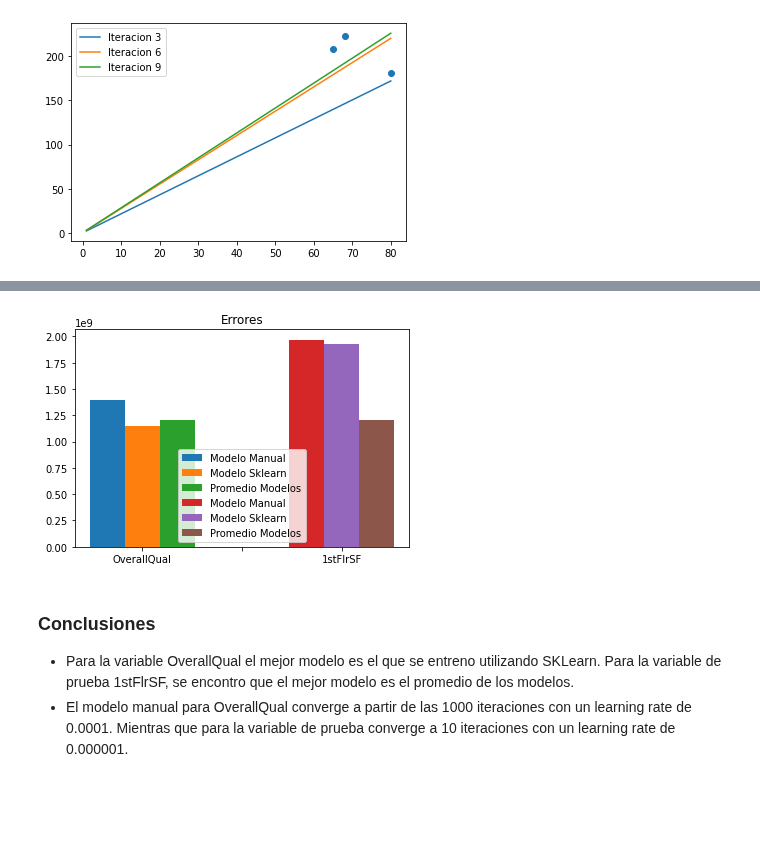
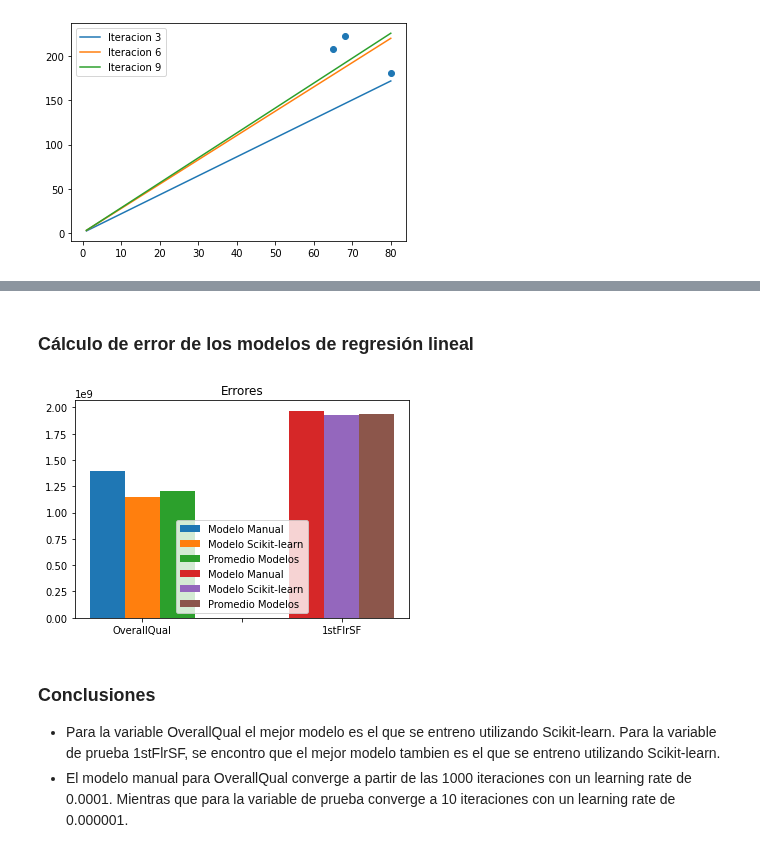
Before and after one commit to alejandrolq/Proyecto-Ciencia-de-Datos-en-Python, a Jupyter notebook: Proyecto Final - Ciencia de Datos en Python.ipynb, the cells around one changed output, grey strips where cells are left out. Cells and saved outputs as stored; diff of their text form; code cells hidden in the pictures; blank space fills up the shorter version.

Commit message:
Cambios en la funcion de errores y modificacion conclusiones.

```diff
--- a/Proyecto Final - Ciencia de Datos en Python.ipynb
+++ b/Proyecto Final - Ciencia de Datos en Python.ipynb
@@ -263,6 +261,8 @@ pred_modelo_manual2, pred_modelo_sklearn2, pred_prom2 = prediccion(data2, reg2,
+# %% [markdown]
+### Cálculo de error de los modelos de regresión lineal
 # %%
-# Definición de la función para calcular el error del modelo manual, modelo sklearn y el promedio de los mismos
-def error(pred_modelo_manual, pred_modelo_sklearn, y):
+# Definición de la función para calcular el error del modelo manual, modelo scikit-learn y el promedio de los mismos
+def error(pred_modelo_manual, pred_modelo_sklearn, pred_prom, y):
     error_modelo_manual = np.mean(np.power(y_original-pred_modelo_manual, 2))*0.5
     error_modelo_sklearn = np.mean(np.power(y_original-pred_modelo_sklearn, 2))*0.5
     error_modelo_pred_prom = np.mean(np.power(y_original-pred_prom, 2))*0.5
@@ -270,4 +270,4 @@ def error(pred_modelo_manual, pred_modelo_sklearn, y):
 # %%
 # Calculo de errores para OverallQual y SalePrice
 y_original = df_validation['SalePrice'].to_numpy()
-error_modelo_manual1, error_modelo_sklearn1, error_modelo_pred_prom1 = error(pred_modelo_manual1, pred_modelo_sklearn1, y_original)
+error_modelo_manual1, error_modelo_sklearn1, error_modelo_pred_prom1 = error(pred_modelo_manual1, pred_modelo_sklearn1, pred_prom1, y_original)
@@ -278,24 +274,28 @@ error_modelo_manual2, error_modelo_sklearn2, error_modelo_pred_prom2 = error(pre
+# %%
+# Calculo de errores para 1stFlrSF y SalePrice
+y_original = df_validation['SalePrice'].to_numpy()
+error_modelo_manual2, error_modelo_sklearn2, error_modelo_pred_prom2 = error(pred_modelo_manual2, pred_modelo_sklearn2, pred_prom2, y_original)
 # %%
 # Grafica del  error por cada modelo para las variables OverallQual y 1stFlrSF
 fig, ax = plt.subplots()
 N = 3
 ind = np.arange(N)
 width = 0.35
 ax.bar(1, error_modelo_manual1, width, bottom=0, label='Modelo Manual ')
-ax.bar(1 + width, error_modelo_sklearn1, width, bottom=0, label='Modelo Sklearn')
+ax.bar(1 + width, error_modelo_sklearn1, width, bottom=0, label='Modelo Scikit-learn')
 ax.bar(1 + 2*width, error_modelo_pred_prom1, width, bottom=0, label='Promedio Modelos')
 ax.bar(3, error_modelo_manual2, width, bottom=0, label='Modelo Manual')
-ax.bar(3 + width, error_modelo_sklearn2, width, bottom=0, label='Modelo Sklearn')
+ax.bar(3 + width, error_modelo_sklearn2, width, bottom=0, label='Modelo Scikit-learn')
 ax.bar(3 + 2*width, error_modelo_pred_prom2, width, bottom=0, label='Promedio Modelos')
 ax.set_title('Errores')
 ax.set_xticks(ind + 1 + width)
 ax.set_xticklabels(['OverallQual', '', '1stFlrSF'])
 ax.legend()
 ax.autoscale_view()
 # %% [output]
-[figure, old version]
+[figure, new version]
-# %% [markdown]
-### Conclusiones
-
-* Para la variable OverallQual el mejor modelo es el que se entreno utilizando SKLearn. Para la variable de prueba 1stFlrSF, se encontro que el mejor modelo es el promedio de los modelos.
-* El modelo manual para OverallQual converge a partir de las 1000 iteraciones con un learning rate de 0.0001. Mientras que para la variable de prueba converge a 10 iteraciones con un learning rate de 0.000001.
+# %% [markdown]
+### Conclusiones
+
+* Para la variable OverallQual el mejor modelo es el que se entreno utilizando Scikit-learn. Para la variable de prueba 1stFlrSF, se encontro que el mejor modelo tambien es el que se entreno utilizando Scikit-learn.
+* El modelo manual para OverallQual converge a partir de las 1000 iteraciones con un learning rate de 0.0001. Mientras que para la variable de prueba converge a 10 iteraciones con un learning rate de 0.000001.
```
Also changed, not shown: parts of 15 cells of this notebook.
